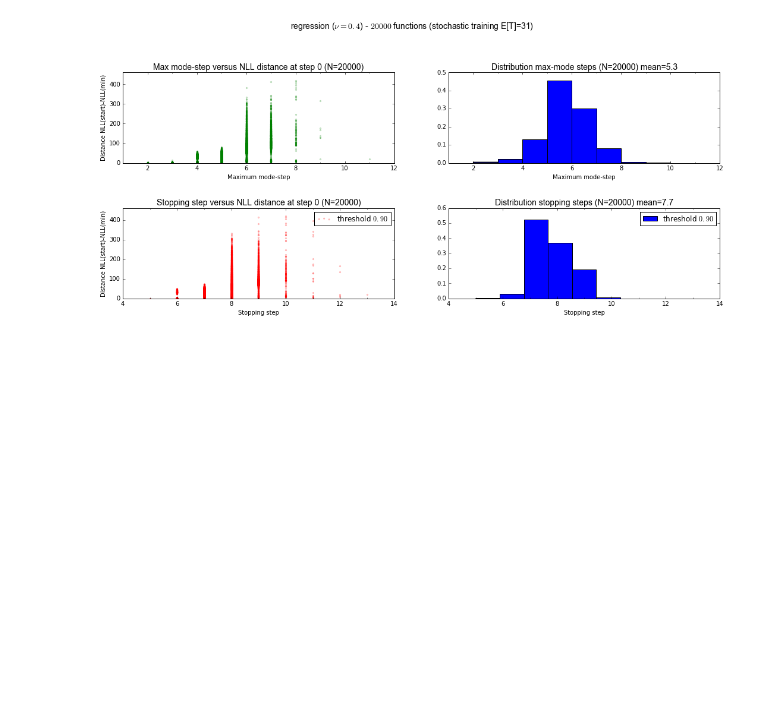
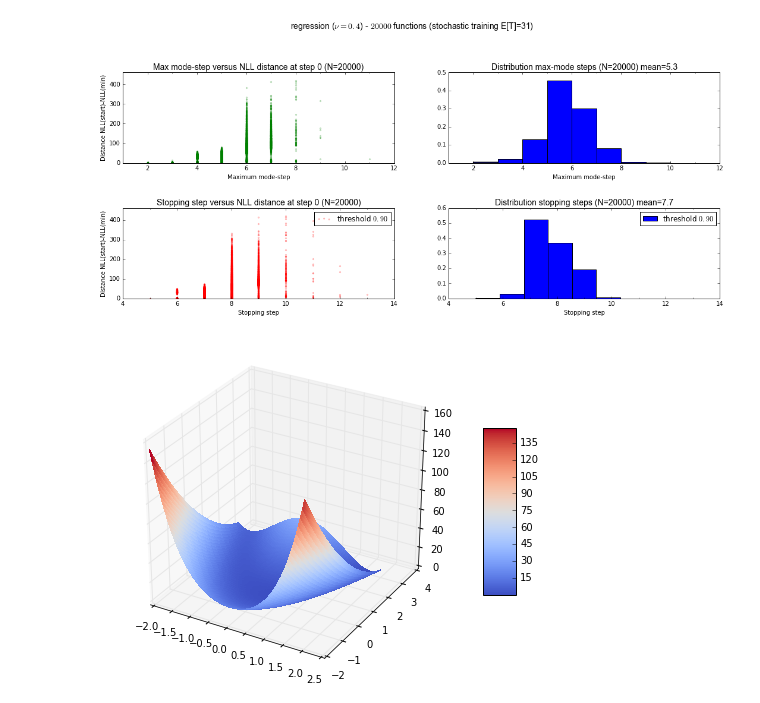
Before and after one commit to toologicbv/meta_learner, a Jupyter notebook: rosenbrock_results_0713.ipynb, the cells around one changed output. Drawn from its saved outputs; the diff is of its cells as text; code cells hidden in the pictures; blank space fills up the shorter version.

```diff
--- a/rosenbrock_results_0713.ipynb
+++ b/rosenbrock_results_0713.ipynb
@@ -279,32 +290,34 @@ plot_kl_div_parts(new_experiments[1], save=False, show=True, final_terms=False,
 # %%
 from mpl_toolkits.mplot3d import Axes3D
 from matplotlib import cm
 from matplotlib.ticker import LinearLocator, FormatStrFormatter
 
 fig = plt.figure(figsize=(8, 6))
 ax = fig.gca(projection='3d')
 
 s = 0.05   # Try s=1, 0.25, 0.1, or 0.05
 X = np.arange(-2, 2.+s, s)   #Could use linspace instead if dividing
 Y = np.arange(-2, 3.+s, s)   #evenly instead of stepping...
 
 #Create the mesh grid(s) for all X/Y combos.
 X, Y = np.meshgrid(X, Y)
 
 #Rosenbrock function w/ two parameters using numpy Arrays
-Z = (1.-X)**2 + 100.*(Y-X*X)**2
+Z = (1.-X)**2 + 4.*(Y-X*X)**2
 
 surf = ax.plot_surface(X, Y, Z, rstride=1, cstride=1, cmap=cm.coolwarm,
          linewidth=0, antialiased=False)  #Try coolwarm vs jet
 
 
 # ax.zaxis.set_major_locator(LinearLocator(10))
 # ax.zaxis.set_major_formatter(FormatStrFormatter('%.02f'))
 
 fig.colorbar(surf, shrink=0.5, aspect=5)
 
 #Displays the figure, handles user interface, returns when user closes window
 plt.show()
+# %% [output]
+[figure, added]
 # %%
 #!/usr/bin/python
 
```
Also changed, not shown: parts of 3 cells of this notebook, 6 other files.
